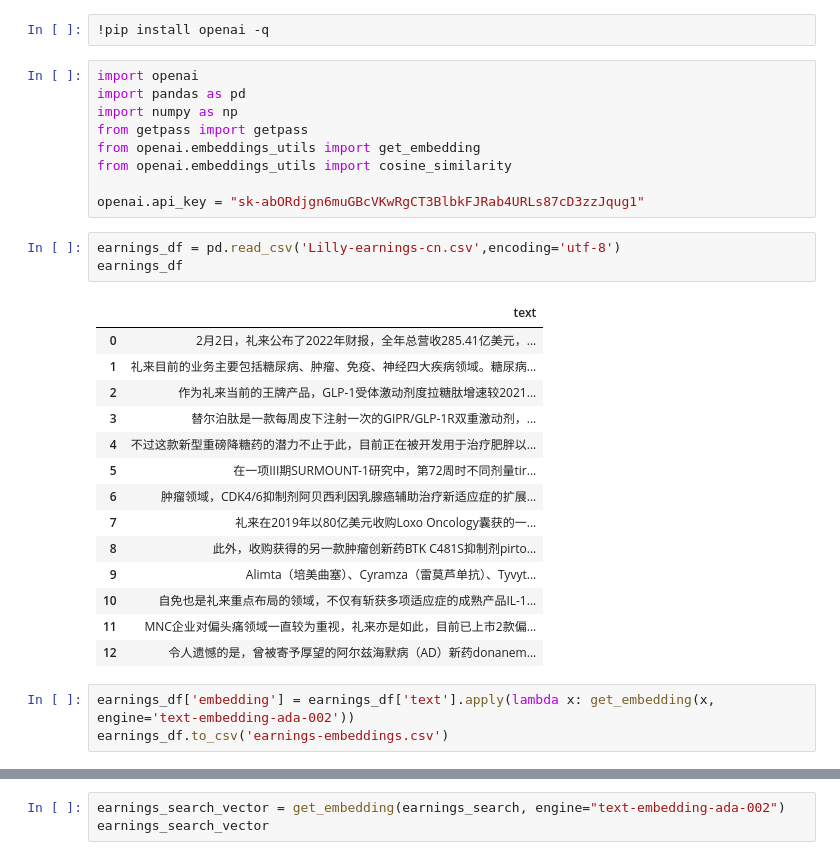
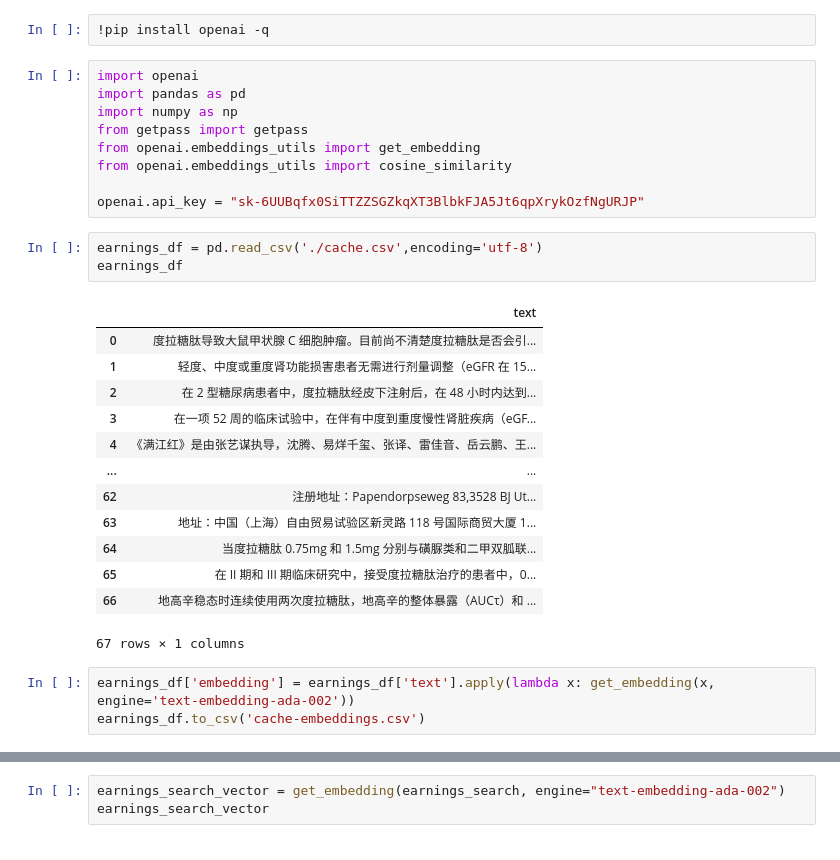
Before and after one commit to wangzuohao/ipynb, a Jupyter notebook: LillyEarning.ipynb, the cells around one changed output, grey strips where cells are left out. Drawn from its saved outputs; the diff is of its cells as text.

```diff
--- a/LillyEarning.ipynb
+++ b/LillyEarning.ipynb
@@ -14,28 +14,27 @@ from getpass import getpass
 from openai.embeddings_utils import get_embedding
 from openai.embeddings_utils import cosine_similarity
 
-openai.api_key = "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"
+openai.api_key = "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"
 # %%
-earnings_df = pd.read_csv('Lilly-earnings-cn.csv',encoding='utf-8')
+earnings_df = pd.read_csv('./cache.csv',encoding='utf-8')
 earnings_df
 # %% [output]
 |  | text |
-| 0 | 2月2日，礼来公布了2022年财报，全年总营收285.41亿美元，... |
-| 1 | 礼来目前的业务主要包括糖尿病、肿瘤、免疫、神经四大疾病领域。糖尿病... |
-| 2 | 作为礼来当前的王牌产品，GLP-1受体激动剂度拉糖肽增速较2021... |
-| 3 | 替尔泊肽是一款每周皮下注射一次的GIPR/GLP-1R双重激动剂，... |
-| 4 | 不过这款新型重磅降糖药的潜力不止于此，目前正在被开发用于治疗肥胖以... |
-| 5 | 在一项III期SURMOUNT-1研究中，第72周时不同剂量tir... |
-| 6 | 肿瘤领域，CDK4/6抑制剂阿贝西利因乳腺癌辅助治疗新适应症的扩展... |
-| 7 | 礼来在2019年以80亿美元收购Loxo Oncology囊获的一... |
-| 8 | 此外，收购获得的另一款肿瘤创新药BTK C481S抑制剂pirto... |
-| 9 | Alimta（培美曲塞）、Cyramza（雷莫芦单抗）、Tyvyt... |
-| 10 | 自免也是礼来重点布局的领域，不仅有斩获多项适应症的成熟产品IL-1... |
-| 11 | MNC企业对偏头痛领域一直较为重视，礼来亦是如此，目前已上市2款偏... |
-| 12 | 令人遗憾的是，曾被寄予厚望的阿尔兹海默病（AD）新药donanem... |
+| 0 | 度拉糖肽导致大鼠甲状腺 C 细胞肿瘤。目前尚不清楚度拉糖肽是否会引... |
+| 1 | 轻度、中度或重度肾功能损害患者无需进行剂量调整（eGFR 在 15... |
+| 2 | 在 2 型糖尿病患者中，度拉糖肽经皮下注射后，在 48 小时内达到... |
+| 3 | 在一项 52 周的临床试验中，在伴有中度到重度慢性肾脏疾病（eGF... |
+| 4 | 《满江红》是由张艺谋执导，沈腾、易烊千玺、张译、雷佳音、岳云鹏、王... |
+| ... | ... |
+| 62 | 注册地址：Papendorpseweg 83,3528 BJ Ut... |
+| 63 | 地址：中国（上海）自由贸易试验区新灵路 118 号国际商贸大厦 1... |
+| 64 | 当度拉糖肽 0.75mg 和 1.5mg 分别与磺脲类和二甲双胍联... |
+| 65 | 在 II 期和 III 期临床研究中，接受度拉糖肽治疗的患者中，0... |
+| 66 | 地高辛稳态时连续使用两次度拉糖肽，地高辛的整体暴露（AUCτ）和 ... |
+67 rows × 1 columns
 # %%
 earnings_df['embedding'] = earnings_df['text'].apply(lambda x: get_embedding(x, engine='text-embedding-ada-002'))
-earnings_df.to_csv('earnings-embeddings.csv')
+earnings_df.to_csv('cache-embeddings.csv')
 # %%
 earnings_search = input("Search earnings for a sentence:")
 # %% [output]
```
Also changed, not shown: parts of 3 cells of this notebook.
